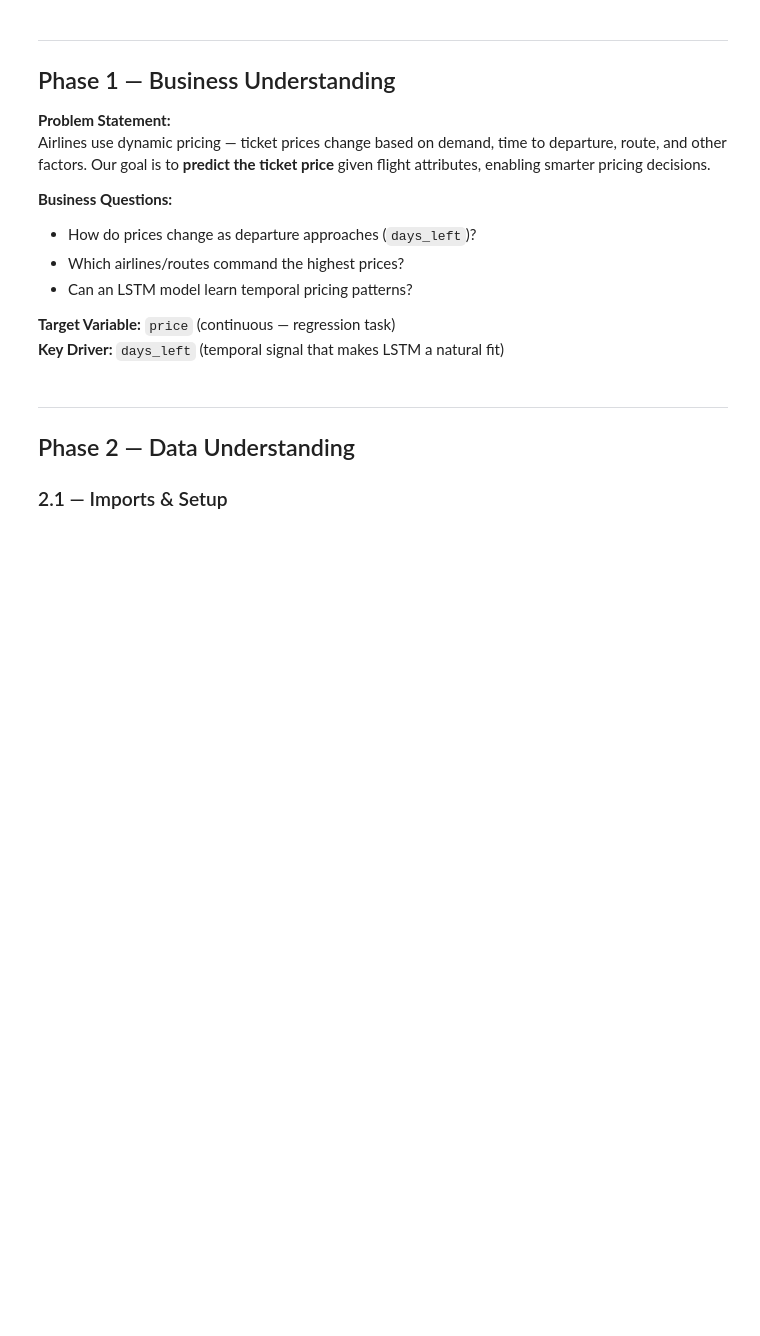
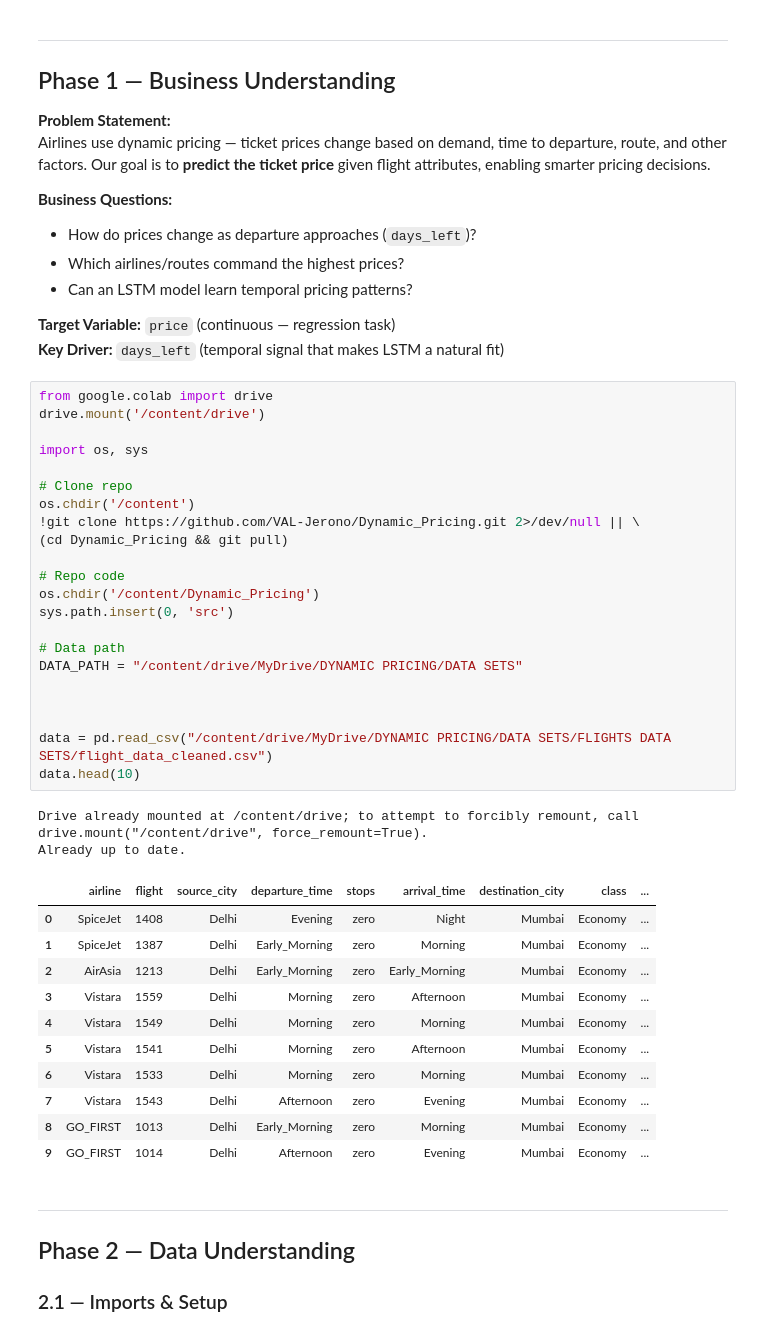
Before and after one commit to VAL-Jerono/Dynamic_Pricing, a Jupyter notebook: flight_dynamic_pricing_lstm.ipynb, the cells around one changed output. Cells and saved outputs as stored; diff of their text form; blank space fills up the shorter version.

```diff
--- a/flight_dynamic_pricing_lstm.ipynb
+++ b/flight_dynamic_pricing_lstm.ipynb
@@ -28,6 +28,42 @@ Airlines use dynamic pricing — ticket prices change based on demand, time to d
 
 **Target Variable:** `price` (continuous — regression task)
 **Key Driver:** `days_left` (temporal signal that makes LSTM a natural fit)
+# %%
+from google.colab import drive
+drive.mount('/content/drive')
+
+import os, sys
+
+# Clone repo
+os.chdir('/content')
+!git clone https://github.com/VAL-Jerono/Dynamic_Pricing.git 2>/dev/null || \
+(cd Dynamic_Pricing && git pull)
+
+# Repo code
+os.chdir('/content/Dynamic_Pricing')
+sys.path.insert(0, 'src')
+
+# Data path
+DATA_PATH = "/content/drive/MyDrive/DYNAMIC PRICING/DATA SETS"
+
+
+
+data = pd.read_csv("/content/drive/MyDrive/DYNAMIC PRICING/DATA SETS/FLIGHTS DATA SETS/flight_data_cleaned.csv")
+data.head(10)
+# %% [output]
+Drive already mounted at /content/drive; to attempt to forcibly remount, call drive.mount("/content/drive", force_remount=True).
+Already up to date.
+|  | airline | flight | source_city | departure_time | stops | arrival_time | destination_city | class | ... |
+| 0 | SpiceJet | 1408 | Delhi | Evening | zero | Night | Mumbai | Economy | ... |
+| 1 | SpiceJet | 1387 | Delhi | Early_Morning | zero | Morning | Mumbai | Economy | ... |
+| 2 | AirAsia | 1213 | Delhi | Early_Morning | zero | Early_Morning | Mumbai | Economy | ... |
+| 3 | Vistara | 1559 | Delhi | Morning | zero | Afternoon | Mumbai | Economy | ... |
+| 4 | Vistara | 1549 | Delhi | Morning | zero | Morning | Mumbai | Economy | ... |
+| 5 | Vistara | 1541 | Delhi | Morning | zero | Afternoon | Mumbai | Economy | ... |
+| 6 | Vistara | 1533 | Delhi | Morning | zero | Morning | Mumbai | Economy | ... |
+| 7 | Vistara | 1543 | Delhi | Afternoon | zero | Evening | Mumbai | Economy | ... |
+| 8 | GO_FIRST | 1013 | Delhi | Early_Morning | zero | Morning | Mumbai | Economy | ... |
+| 9 | GO_FIRST | 1014 | Delhi | Afternoon | zero | Evening | Mumbai | Economy | ... |
 # %% [markdown]
 ---
 ## Phase 2 — Data Understanding
```
Also changed, not shown: parts of 17 cells of this notebook.
